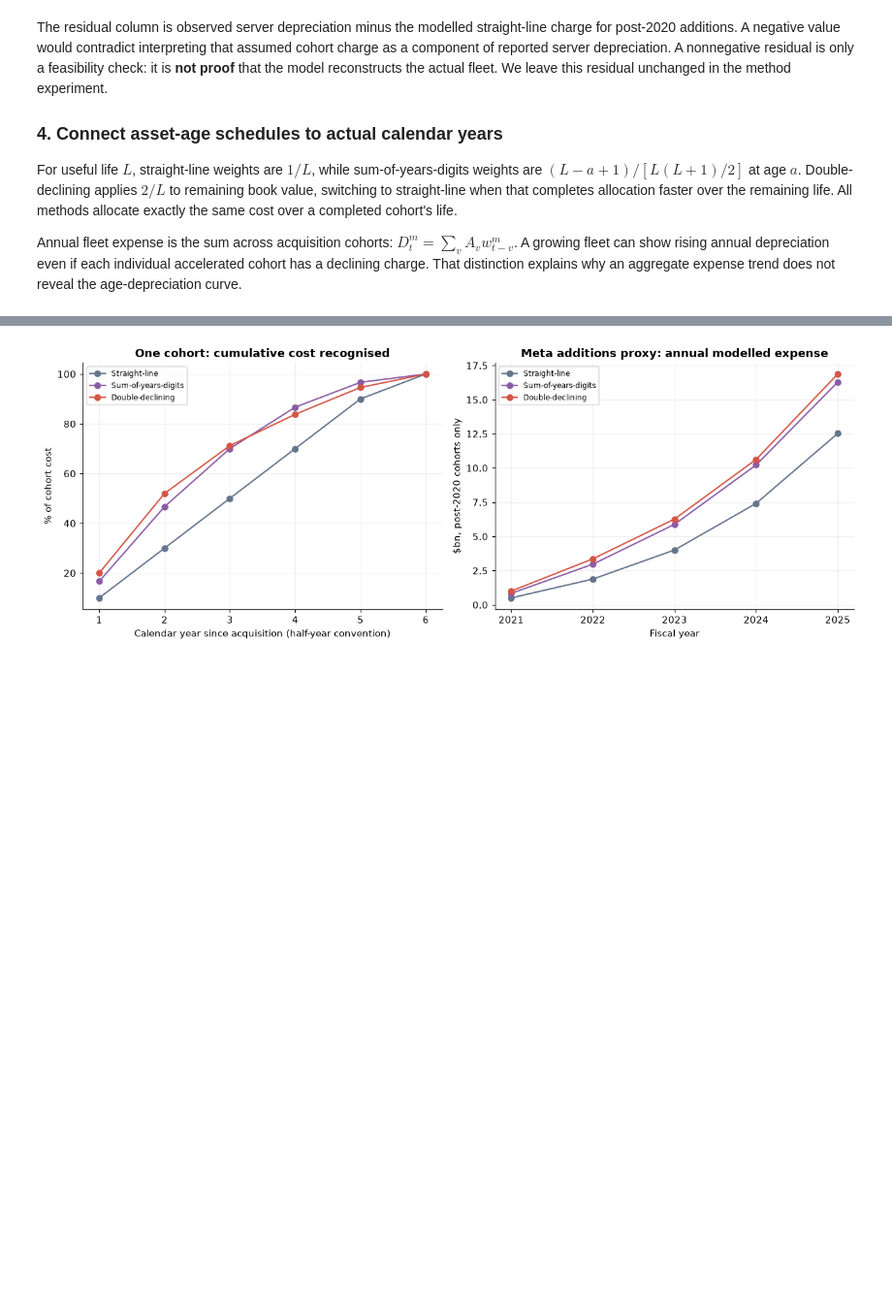
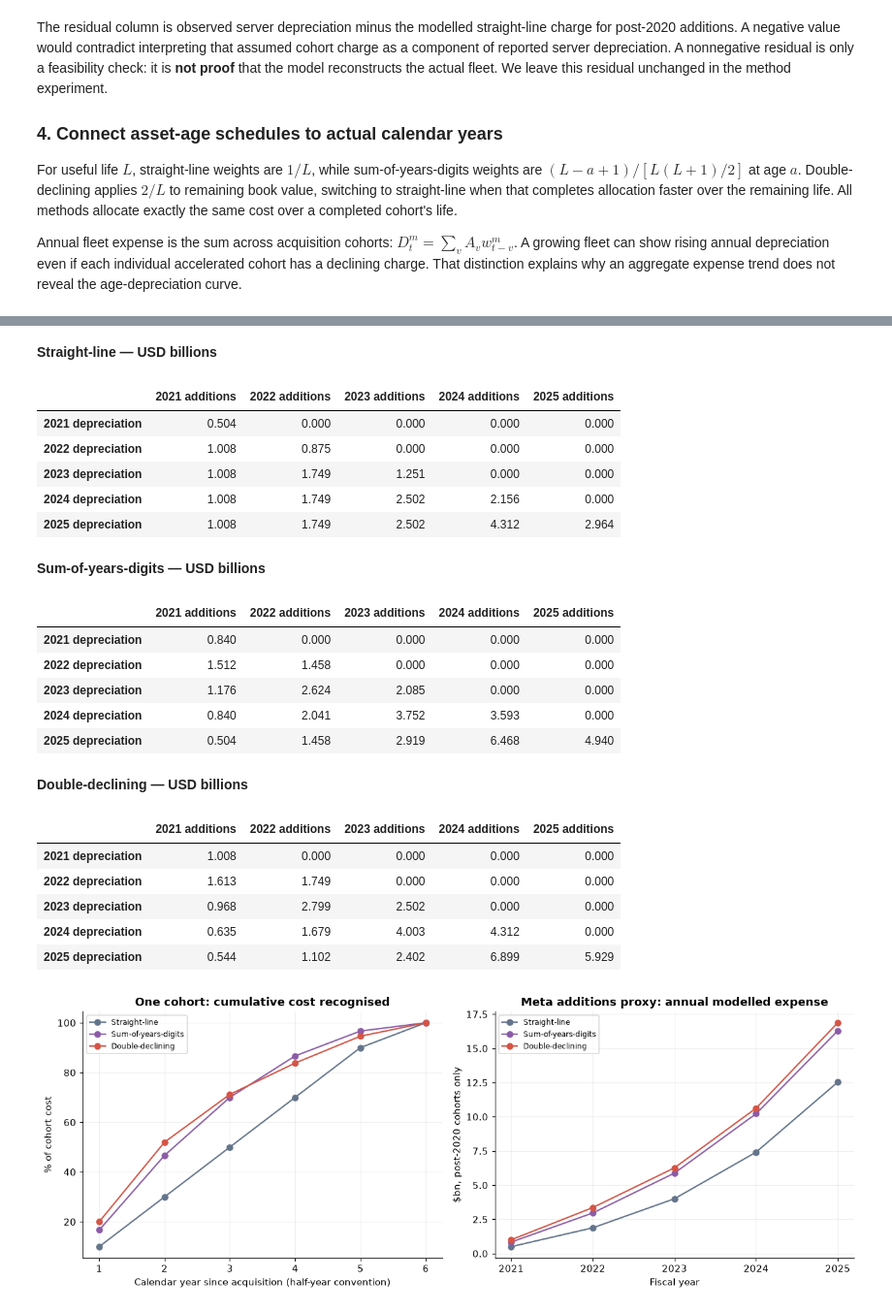
Before and after one commit to rachtrx/he3112_proj, a Jupyter notebook: ai_server_depreciation.ipynb, the cells around one changed output, grey strips where cells are left out. Shown at 97% size. Cells and saved outputs as stored; diff of their text form; code cells hidden in the pictures; blank space fills up the shorter version.

```diff
--- a/ai_server_depreciation.ipynb
+++ b/ai_server_depreciation.ipynb
@@ -219,3 +225,43 @@ Annual fleet expense is the sum across acquisition cohorts: $D_t^m=\sum_v A_v w^
+# %%
+cohort_years=np.arange(START,END+1)
+cohort_additions=addition_check.inferred_additions_bn.to_numpy()
+for method in ['Straight-line','Sum-of-years-digits','Double-declining']:
+    weights=depreciation_weights(method,5)
+    attribution=np.zeros((len(cohort_years),len(cohort_years)))
+    for vintage_idx,amount in enumerate(cohort_additions):
+        for year_idx in range(vintage_idx,len(cohort_years)):
+            age_idx=year_idx-vintage_idx
+            attribution[year_idx,vintage_idx]=amount*weights[age_idx]
+    table=pd.DataFrame(attribution,
+        index=[f'{year} depreciation' for year in cohort_years],
+        columns=[f'{year} additions' for year in cohort_years])
+    expected=central.loc[central.method.eq(method)].sort_values('fiscal_year').cohort_dep_bn.to_numpy()
+    assert np.allclose(table.sum(axis=1).to_numpy(),expected)
+    assert np.allclose(np.triu(attribution,k=1),0)
+    display(Markdown(f'**{method} — USD billions**'))
+    display(table.round(3))
+# %% [output]
+**Straight-line — USD billions**
+|  | 2021 additions | 2022 additions | 2023 additions | 2024 additions | 2025 additions |
+| 2021 depreciation | 0.504 | 0.000 | 0.000 | 0.000 | 0.000 |
+| 2022 depreciation | 1.008 | 0.875 | 0.000 | 0.000 | 0.000 |
+| 2023 depreciation | 1.008 | 1.749 | 1.251 | 0.000 | 0.000 |
+| 2024 depreciation | 1.008 | 1.749 | 2.502 | 2.156 | 0.000 |
+| 2025 depreciation | 1.008 | 1.749 | 2.502 | 4.312 | 2.964 |
+**Sum-of-years-digits — USD billions**
+|  | 2021 additions | 2022 additions | 2023 additions | 2024 additions | 2025 additions |
+| 2021 depreciation | 0.840 | 0.000 | 0.000 | 0.000 | 0.000 |
+| 2022 depreciation | 1.512 | 1.458 | 0.000 | 0.000 | 0.000 |
+| 2023 depreciation | 1.176 | 2.624 | 2.085 | 0.000 | 0.000 |
+| 2024 depreciation | 0.840 | 2.041 | 3.752 | 3.593 | 0.000 |
+| 2025 depreciation | 0.504 | 1.458 | 2.919 | 6.468 | 4.940 |
+**Double-declining — USD billions**
+|  | 2021 additions | 2022 additions | 2023 additions | 2024 additions | 2025 additions |
+| 2021 depreciation | 1.008 | 0.000 | 0.000 | 0.000 | 0.000 |
+| 2022 depreciation | 1.613 | 1.749 | 0.000 | 0.000 | 0.000 |
+| 2023 depreciation | 0.968 | 2.799 | 2.502 | 0.000 | 0.000 |
+| 2024 depreciation | 0.635 | 1.679 | 4.003 | 4.312 | 0.000 |
+| 2025 depreciation | 0.544 | 1.102 | 2.402 | 6.899 | 5.929 |
 # %%
 fig,axes=plt.subplots(1,2,figsize=(12,4.5))
 for method in ['Straight-line','Sum-of-years-digits','Double-declining']:
```
Also changed, not shown: parts of 2 cells of this notebook.
